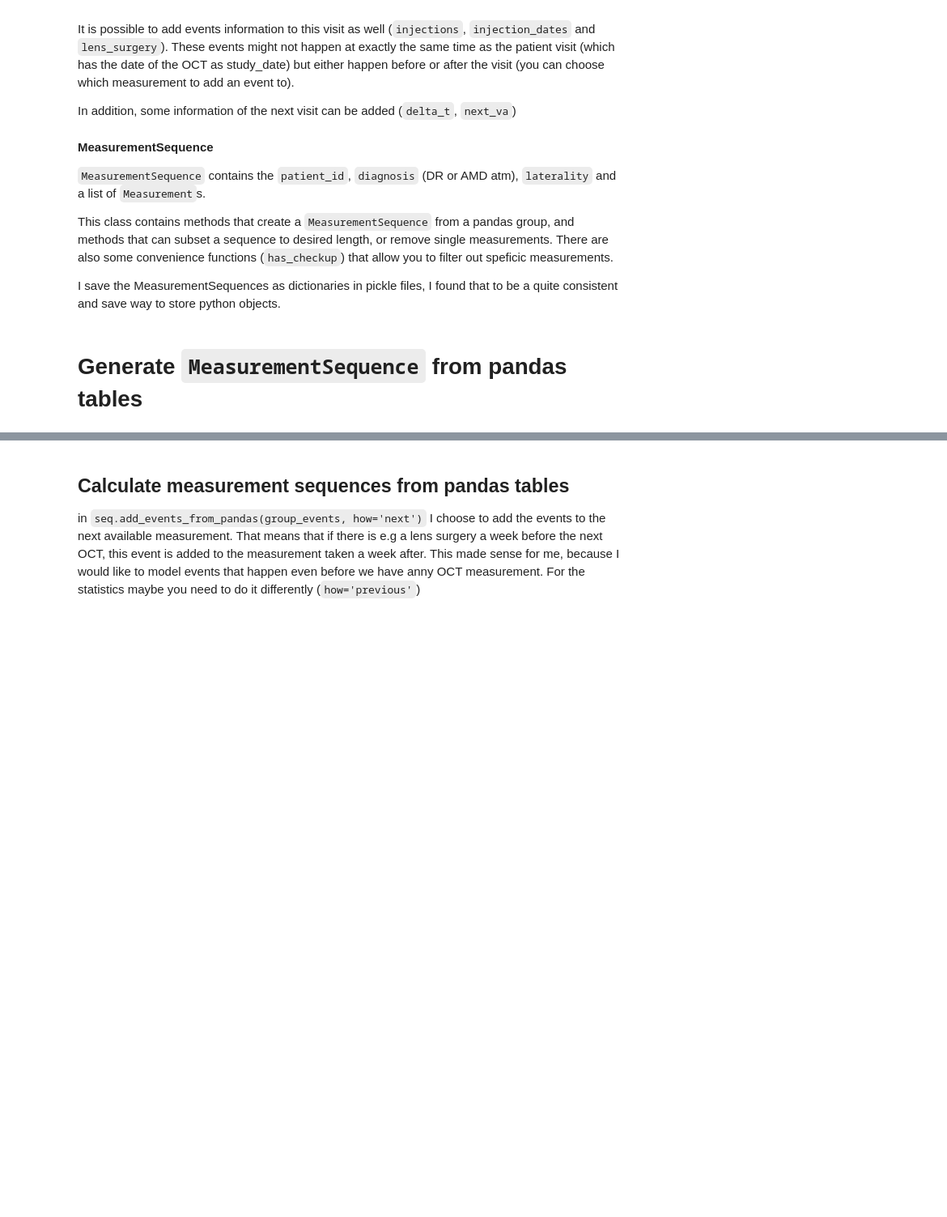
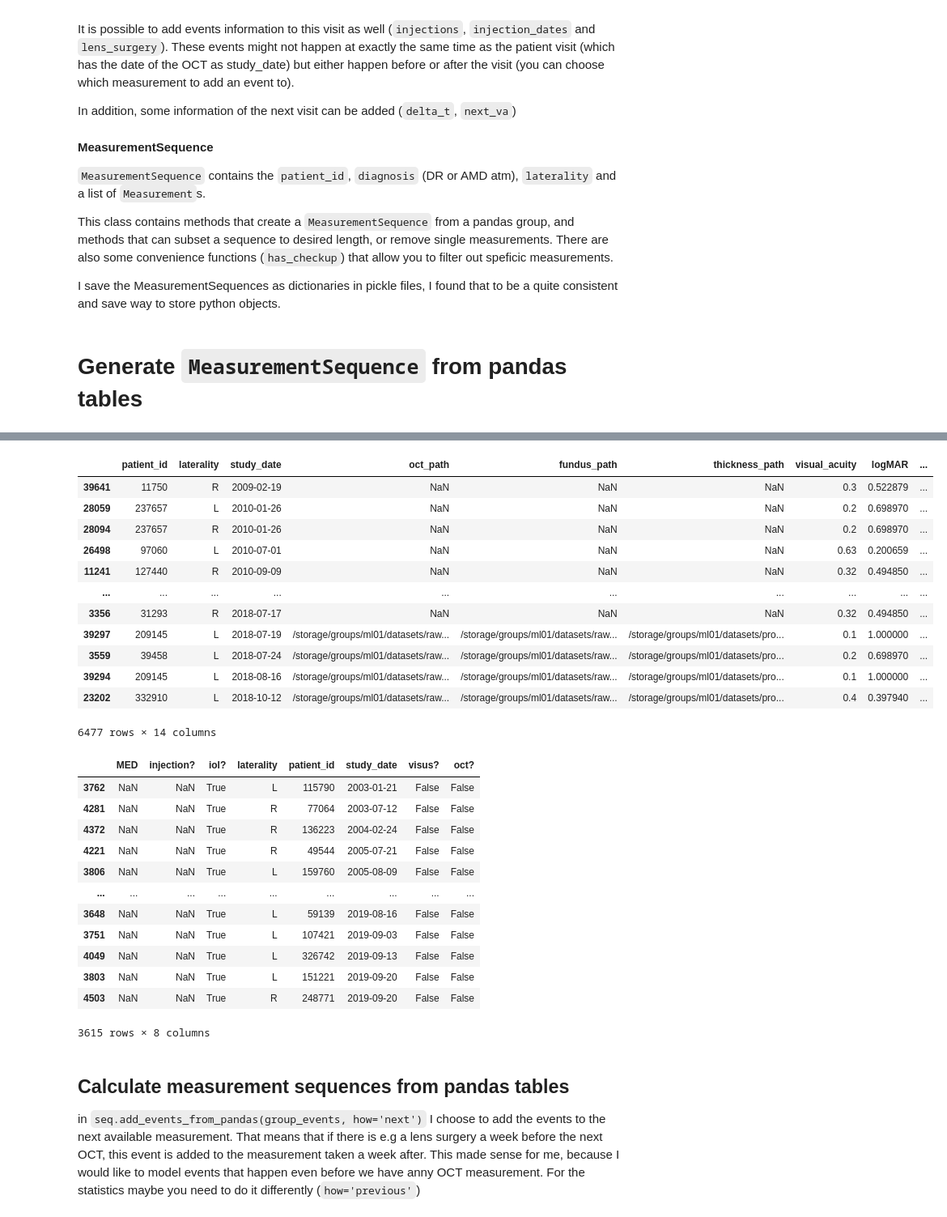
Before and after one commit to theislab/LODE, a Jupyter notebook: LSTM/notebooks/For_Olle_feature_statistics.ipynb, the cells around one changed output, grey strips where cells are left out. Shown: that part at 81% size. Saved outputs shown, nothing was run; the diff lists cells and outputs as text; code cells hidden in the pictures; blank space fills up the shorter version.

```diff
--- a/LSTM/notebooks/For_Olle_feature_statistics.ipynb
+++ b/LSTM/notebooks/For_Olle_feature_statistics.ipynb
@@ -68,6 +69,36 @@ all_patients = grouped.filter(lambda x: x.oct_path.count()>0 and x.logMAR.count(
 
 grouped_patients = all_patients.groupby(['patient_id', 'laterality'])
 grouped_events = events.groupby(['patient_id', 'laterality'])
+# %%
+display(grouped_patients.head())
+display(grouped_events.head())
+# %% [output]
+|  | patient_id | laterality | study_date | oct_path | fundus_path | thickness_path | visual_acuity | logMAR | ... |
+| 39641 | 11750 | R | 2009-02-19 | NaN | NaN | NaN | 0.3 | 0.522879 | ... |
+| 28059 | 237657 | L | 2010-01-26 | NaN | NaN | NaN | 0.2 | 0.698970 | ... |
+| 28094 | 237657 | R | 2010-01-26 | NaN | NaN | NaN | 0.2 | 0.698970 | ... |
+| 26498 | 97060 | L | 2010-07-01 | NaN | NaN | NaN | 0.63 | 0.200659 | ... |
+| 11241 | 127440 | R | 2010-09-09 | NaN | NaN | NaN | 0.32 | 0.494850 | ... |
+| ... | ... | ... | ... | ... | ... | ... | ... | ... | ... |
+| 3356 | 31293 | R | 2018-07-17 | NaN | NaN | NaN | 0.32 | 0.494850 | ... |
+| 39297 | 209145 | L | 2018-07-19 | /storage/groups/ml01/datasets/raw... | /storage/groups/ml01/datasets/raw... | /storage/groups/ml01/datasets/pro... | 0.1 | 1.000000 | ... |
+| 3559 | 39458 | L | 2018-07-24 | /storage/groups/ml01/datasets/raw... | /storage/groups/ml01/datasets/raw... | /storage/groups/ml01/datasets/pro... | 0.2 | 0.698970 | ... |
+| 39294 | 209145 | L | 2018-08-16 | /storage/groups/ml01/datasets/raw... | /storage/groups/ml01/datasets/raw... | /storage/groups/ml01/datasets/pro... | 0.1 | 1.000000 | ... |
+| 23202 | 332910 | L | 2018-10-12 | /storage/groups/ml01/datasets/raw... | /storage/groups/ml01/datasets/raw... | /storage/groups/ml01/datasets/pro... | 0.4 | 0.397940 | ... |
+6477 rows × 14 columns
+|  | MED | injection? | iol? | laterality | patient_id | study_date | visus? | oct? |
+| 3762 | NaN | NaN | True | L | 115790 | 2003-01-21 | False | False |
+| 4281 | NaN | NaN | True | R | 77064 | 2003-07-12 | False | False |
+| 4372 | NaN | NaN | True | R | 136223 | 2004-02-24 | False | False |
+| 4221 | NaN | NaN | True | R | 49544 | 2005-07-21 | False | False |
+| 3806 | NaN | NaN | True | L | 159760 | 2005-08-09 | False | False |
+| ... | ... | ... | ... | ... | ... | ... | ... | ... |
+| 3648 | NaN | NaN | True | L | 59139 | 2019-08-16 | False | False |
+| 3751 | NaN | NaN | True | L | 107421 | 2019-09-03 | False | False |
+| 4049 | NaN | NaN | True | L | 326742 | 2019-09-13 | False | False |
+| 3803 | NaN | NaN | True | L | 151221 | 2019-09-20 | False | False |
+| 4503 | NaN | NaN | True | R | 248771 | 2019-09-20 | False | False |
+3615 rows × 8 columns
 # %% [markdown]
 ## Calculate measurement sequences from pandas tables
 in `seq.add_events_from_pandas(group_events, how='next')` I choose to add the events to the next available measurement. That means that if there is e.g a lens surgery a week before the next OCT, this event is added to the measurement taken a week after. This made sense for me, because I would like to model events that happen even before we have anny OCT measurement.
```
Also changed, not shown: parts of 8 cells of this notebook, 3 other files.
